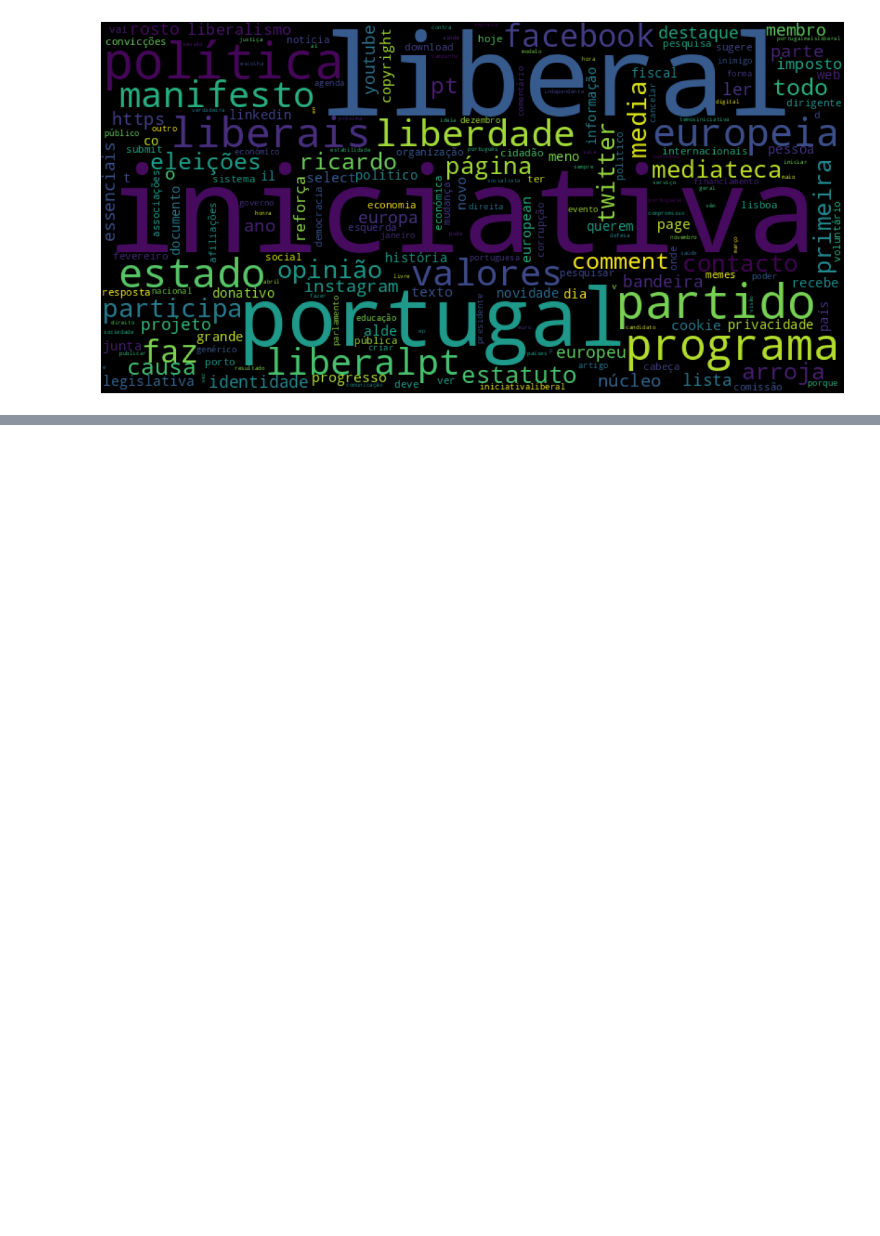
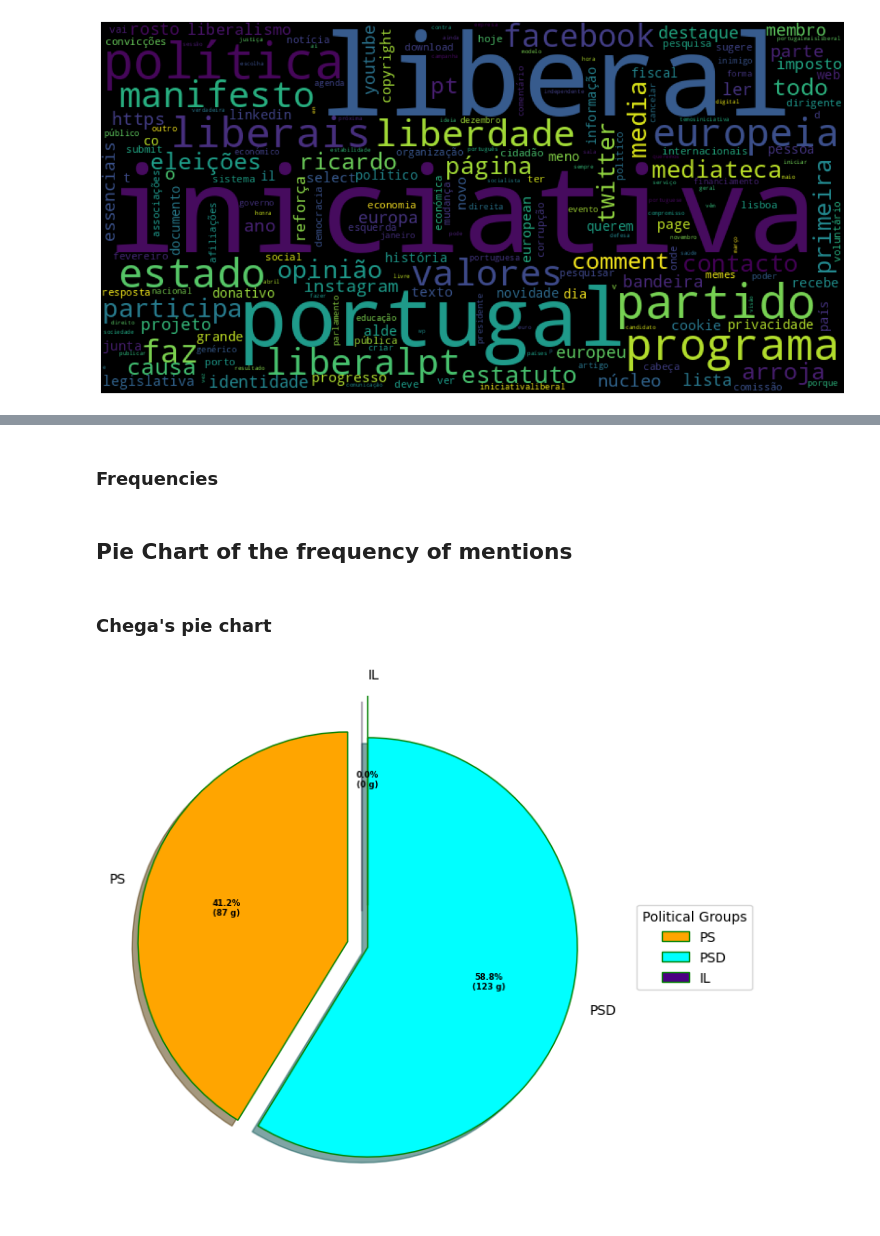
Before and after one commit to mariacrnr/feup-pri, a Jupyter notebook: analysis/data_exploration.ipynb, the cells around one changed output, grey strips where cells are left out. Saved outputs shown, nothing was run; the diff lists cells and outputs as text; code cells hidden in the pictures; blank space fills up the shorter version.

Commit message:
Added pie charts of the frequency of each political group beeing mentioned in another one

```diff
--- a/analysis/data_exploration.ipynb
+++ b/analysis/data_exploration.ipynb
@@ -431,0 +434,44 @@ plot_wordcloud(il_no_stopwords)
+# %%
+from queue import Empty
+
+
+def political_groups_frequency(df, groups):
+
+    df["text"] = df['text'].str.lower().str.replace('[^\w\s]','')
+
+    word_frequency = df.text.str.split(expand=True).stack().value_counts().reset_index()
+
+    word_frequency.columns = ['Word', 'Frequency']
+
+    frequency0 = word_frequency.loc[word_frequency['Word'].str.contains("^" + groups[0] + "$", case=False)]
+    frequency1 = word_frequency.loc[word_frequency['Word'].str.contains("^" + groups[1] + "$", case=True)]
+    frequency2 = word_frequency.loc[word_frequency['Word'].str.contains("^" + groups[2] + "$", case=True)]
+
+
+    if(frequency0.empty):
+        final_frequence0 = 0;
+        final_frequence1 = frequency1.iloc[0]["Frequency"]
+        final_frequence2 = frequency2.iloc[0]["Frequency"]
+    elif(frequency1.empty):
+        final_frequence0 = frequency0.iloc[0]["Frequency"]
+        final_frequence1 = 0;
+        final_frequence2 = frequency2.iloc[0]["Frequency"]
+    elif(frequency2.empty):
+        final_frequence0 = frequency0.iloc[0]["Frequency"]
+        final_frequence1 = frequency1.iloc[0]["Frequency"]
+        final_frequence2 = 0;
+    else:
+        final_frequence0 = frequency0.iloc[0]["Frequency"]
+        final_frequence1 = frequency1.iloc[0]["Frequency"]
+        final_frequence2 = frequency2.iloc[0]["Frequency"]
+
+    return [final_frequence0, final_frequence1, final_frequence2]
+# %% [markdown]
+### Frequencies
+# %%
+ch_frequency = political_groups_frequency(ch,['ps','psd','il'])
+# ps_frequency = political_groups_frequency(ps,['psd','il','chega'])
+# psd_frequency = political_groups_frequency(psd,['ps','il','chega'])
+il_frequency = political_groups_frequency(il,['ps','psd','chega'])
+# %% [markdown]
+## Pie Chart of the frequency of mentions
@@ -431,0 +523,6 @@ plot_wordcloud(il_no_stopwords)
+# %% [markdown]
+### Chega's pie chart
+# %%
+pie_chart_build(['PS', 'PSD', 'IL'],ch_frequency )
+# %% [output]
+[figure, added]
```
Also changed, not shown: parts of 4 cells of this notebook, 1 other file.
